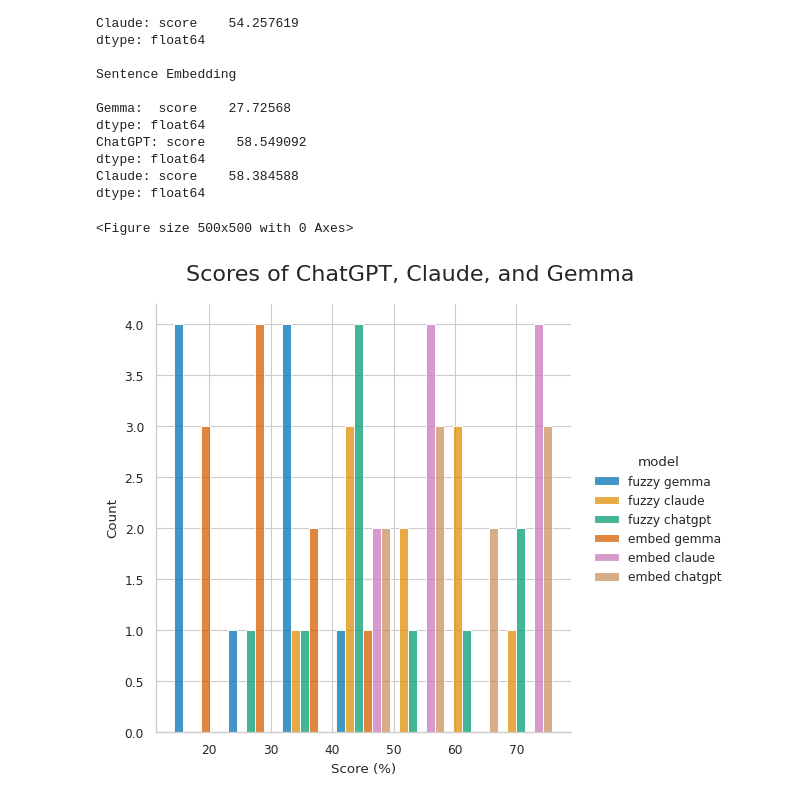
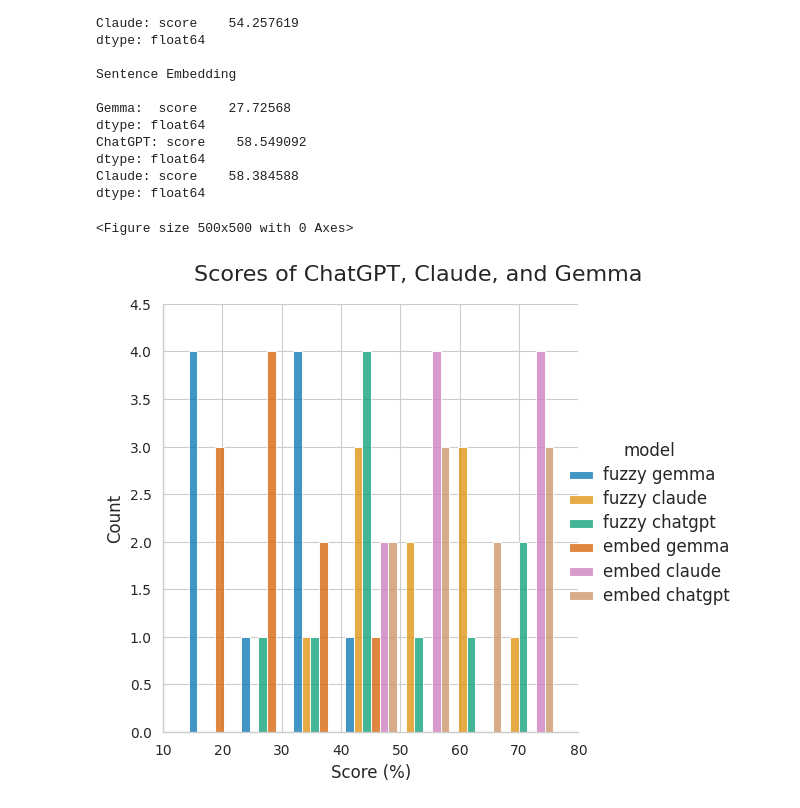
Before and after one commit to swaggirl9000/humor, a Jupyter notebook: experiments/15_large_vector_bipartite.ipynb, the cells around one changed output. Drawn from its saved outputs; the diff is of its cells as text; code cells hidden in the pictures.

```diff
--- a/experiments/15_large_vector_bipartite.ipynb
+++ b/experiments/15_large_vector_bipartite.ipynb
@@ -62,23 +62,30 @@ dtype: float64
 # %%
 f_gemma = gemma_llm_bimetric.assign(model = "fuzzy gemma")
 f_claude = claude_bimetric.assign(model="fuzzy claude")
 f_chatgpt = chatgpt_bimetric.assign(model="fuzzy chatgpt")
 e_gemma = gemma_llm_vec_metric.assign(model = "embed gemma")
 e_claude = claude_vec_metric.assign(model="embed claude")
 e_chatgpt = chatgpt_vec_metric.assign(model="embed chatgpt")
 df = pd.concat([f_gemma, f_claude, f_chatgpt, e_gemma, e_claude, e_chatgpt]).reset_index(drop=True)
 
 sns.set_style("whitegrid")
 sns.set_context("paper")
 plt.figure(figsize=(5, 5))
 sns.set_palette("colorblind")
 
 plot = sns.displot(df, x="score", hue="model", kind="hist", shrink=1, multiple="dodge", bins=7)
 
 plot.fig.suptitle("Scores of ChatGPT, Claude, and Gemma", fontsize=16, y=1.05)
-plot.set_axis_labels("Score (%)", "Count")
+plot.set_axis_labels("Score (%)", "Count", fontsize=12)
+plot.set_xticklabels(fontsize=10)
+plot.set_yticklabels(fontsize=10)
+
+plot._legend.get_title().set_fontsize(12)
+for text in plot._legend.texts:
+    text.set_fontsize(12)
+
 plot.savefig("experiment_02.png", dpi=300)
 plt.show()
 # %% [output]
 <Figure size 500x500 with 0 Axes>
-[figure, old version]
+[figure, new version]
```
Also changed, not shown: 6 other files.
